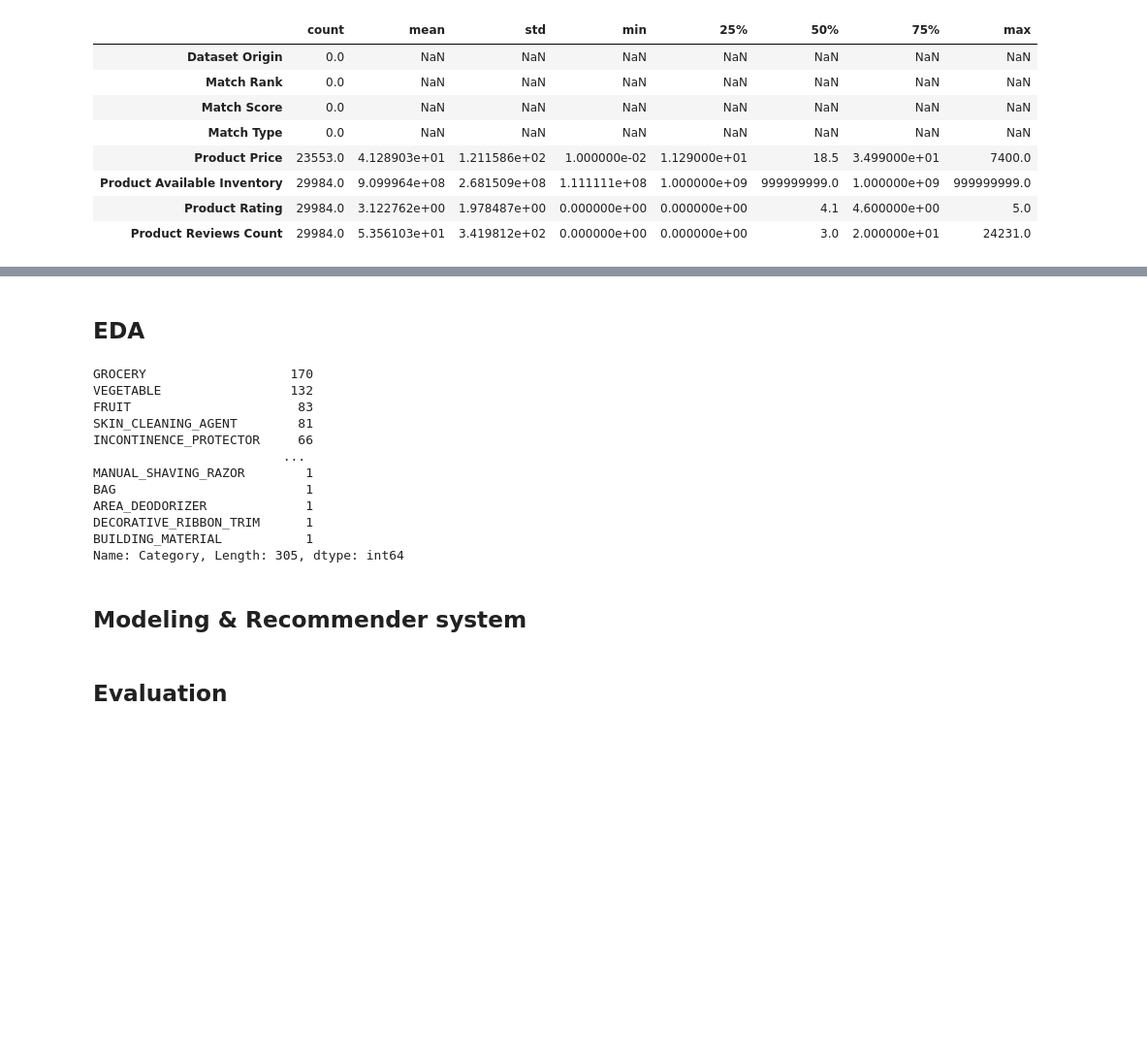
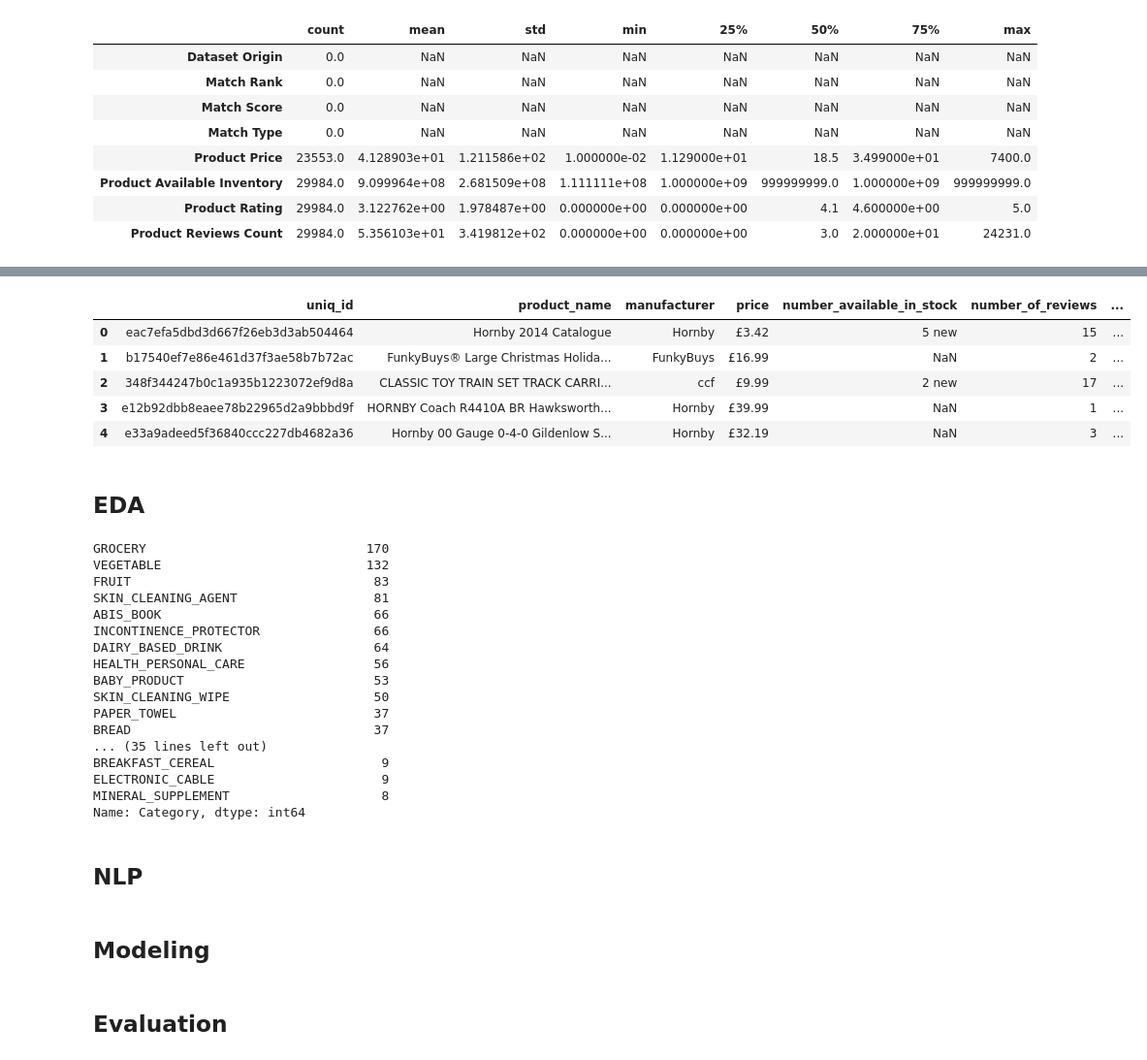
Before and after one commit to cotica/capstone, a Jupyter notebook: code/Amazon-order-history-EDA.ipynb, the cells around one changed output, grey strips where cells are left out. Shown: that part at 97% size. Saved outputs shown, nothing was run; the diff lists cells and outputs as text; code cells hidden in the pictures; blank space fills up the shorter version.

Commit message:
importing new product catalog sample and restructuring notebook plan

```diff
--- a/code/Amazon-order-history-EDA.ipynb
+++ b/code/Amazon-order-history-EDA.ipynb
@@ -144,0 +155,3 @@ products.describe().T
+# %%
+#import ecom dataset
+ecom = pd.read_csv('../data/amazon_co-ecommerce_sample.csv')
@@ -145,18 +182,32 @@ products.describe().T
+# %%
+ecom.head()
+# %% [output]
+|  | uniq_id | product_name | manufacturer | price | number_available_in_stock | number_of_reviews | ... |
+| 0 | eac7efa5dbd3d667f26eb3d3ab504464 | Hornby 2014 Catalogue | Hornby | £3.42 | 5 new | 15 | ... |
+| 1 | b17540ef7e86e461d37f3ae58b7b72ac | FunkyBuys® Large Christmas Holida... | FunkyBuys | £16.99 | NaN | 2 | ... |
+| 2 | 348f344247b0c1a935b1223072ef9d8a | CLASSIC TOY TRAIN SET TRACK CARRI... | ccf | £9.99 | 2 new | 17 | ... |
+| 3 | e12b92dbb8eaee78b22965d2a9bbbd9f | HORNBY Coach R4410A BR Hawksworth... | Hornby | £39.99 | NaN | 1 | ... |
+| 4 | e33a9adeed5f36840ccc227db4682a36 | Hornby 00 Gauge 0-4-0 Gildenlow S... | Hornby | £32.19 | NaN | 3 | ... |
 # %% [markdown]
 ## EDA
 # %%
-#let's analyze the categories both in train and test
-orders['Category'].value_counts()
+#let's analyze the categories
+orders['Category'].value_counts()[:50]
 # %% [output]
-GROCERY                   170
-VEGETABLE                 132
-FRUIT                      83
-SKIN_CLEANING_AGENT        81
-INCONTINENCE_PROTECTOR     66
-                         ...
-MANUAL_SHAVING_RAZOR        1
-BAG                         1
-AREA_DEODORIZER             1
-DECORATIVE_RIBBON_TRIM      1
-BUILDING_MATERIAL           1
-Name: Category, Length: 305, dtype: int64
+GROCERY                             170
+VEGETABLE                           132
+FRUIT                                83
+SKIN_CLEANING_AGENT                  81
+ABIS_BOOK                            66
+INCONTINENCE_PROTECTOR               66
+DAIRY_BASED_DRINK                    64
+HEALTH_PERSONAL_CARE                 56
+BABY_PRODUCT                         53
+SKIN_CLEANING_WIPE                   50
+PAPER_TOWEL                          37
+BREAD                                37
+... (35 lines left out)
+BREAKFAST_CEREAL                      9
+ELECTRONIC_CABLE                      9
+MINERAL_SUPPLEMENT                    8
+Name: Category, dtype: int64
@@ -163,2 +216,4 @@ Name: Category, Length: 305, dtype: int64
+# %% [markdown]
+## NLP
 # %% [markdown]
-## Modeling & Recommender system
+## Modeling
```
Also changed, not shown: parts of 13 cells of this notebook, 2 other files.
